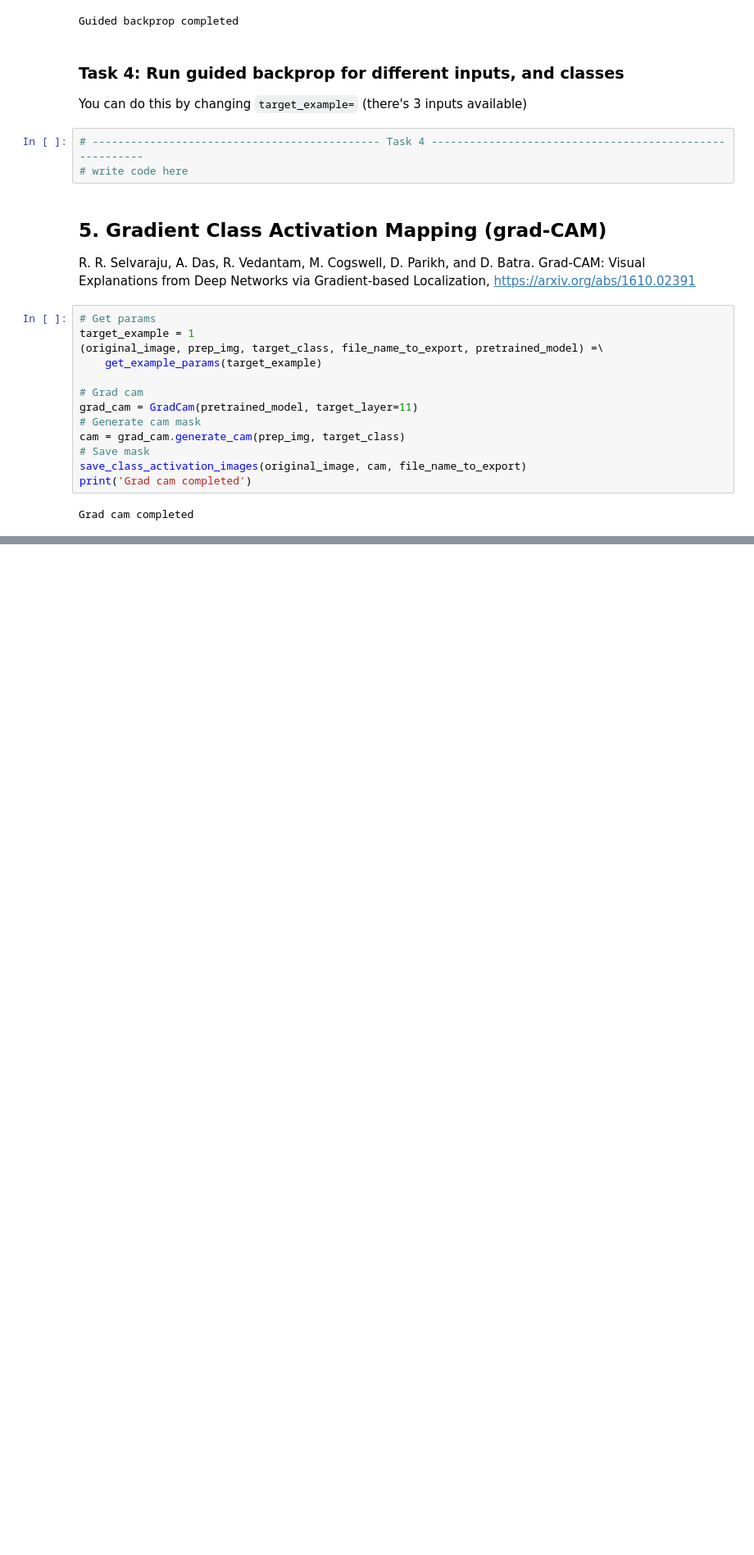
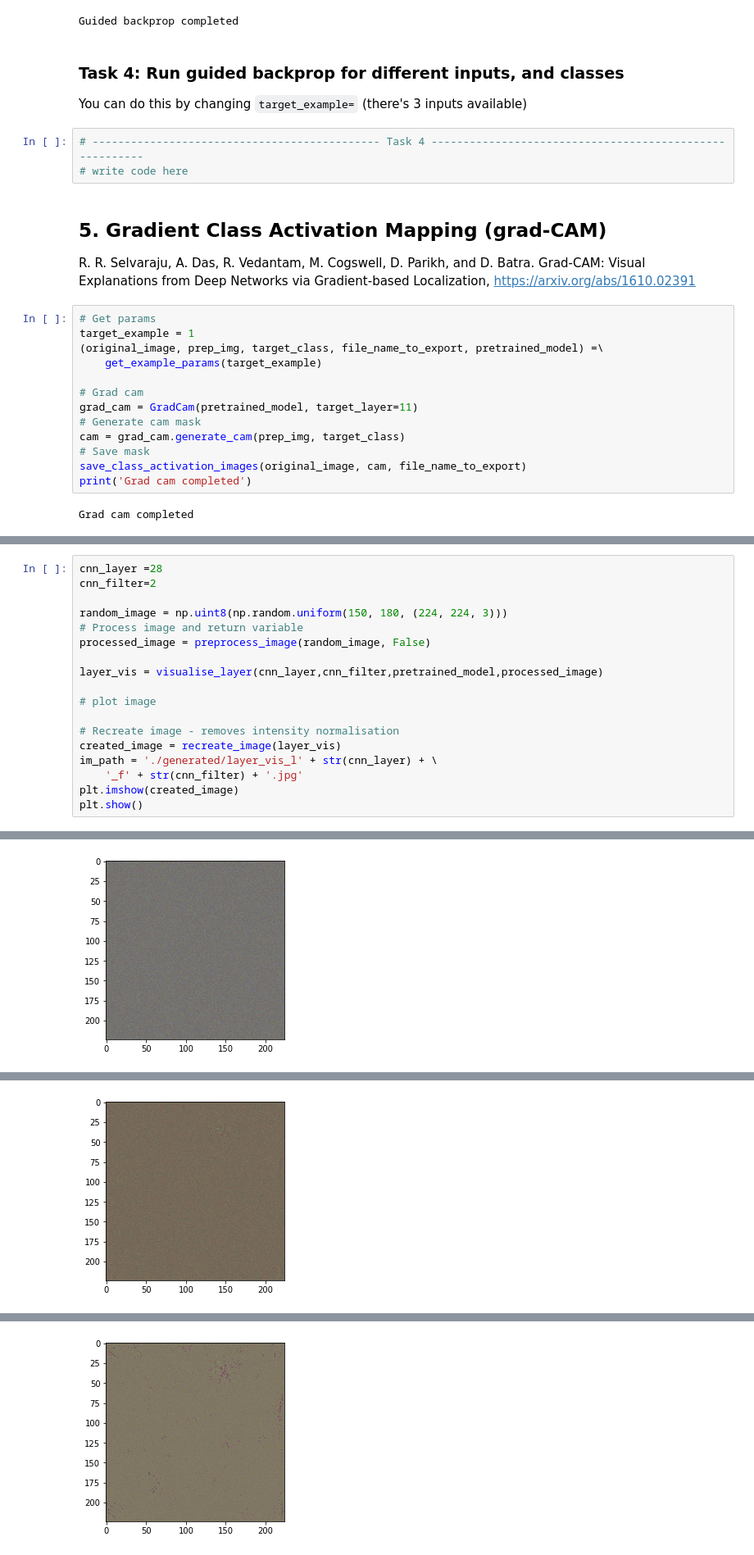
Before and after one commit to CherBass/pytorch_tutorials, a Jupyter notebook: interpretability_tutorial.ipynb, the cells around one changed output, grey strips where cells are left out. Shown at 82% size. Cells and saved outputs as stored; diff of their text form; blank space fills up the shorter version.

```diff
--- a/interpretability_tutorial.ipynb
+++ b/interpretability_tutorial.ipynb
@@ -913,0 +912,19 @@ Grad cam completed
+# %%
+cnn_layer =28
+cnn_filter=2
+
+random_image = np.uint8(np.random.uniform(150, 180, (224, 224, 3)))
+# Process image and return variable
+processed_image = preprocess_image(random_image, False)
+
+layer_vis = visualise_layer(cnn_layer,cnn_filter,pretrained_model,processed_image)
+
+# plot image
+
+# Recreate image - removes intensity normalisation
+created_image = recreate_image(layer_vis)
+im_path = './generated/layer_vis_l' + str(cnn_layer) + \
+    '_f' + str(cnn_filter) + '.jpg'
+plt.imshow(created_image)
+plt.show()
+# %% [output]
@@ -913,0 +941 @@ Grad cam completed
+[figure, added]
@@ -913,0 +952 @@ Grad cam completed
+[figure, added]
@@ -913,0 +963 @@ Grad cam completed
+[figure, added]
```
Also changed, not shown: parts of 30 cells of this notebook.
